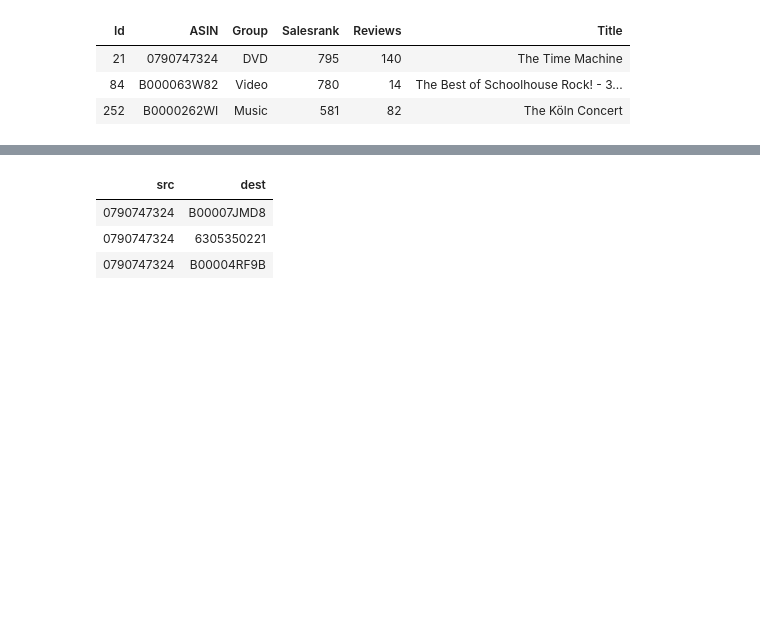
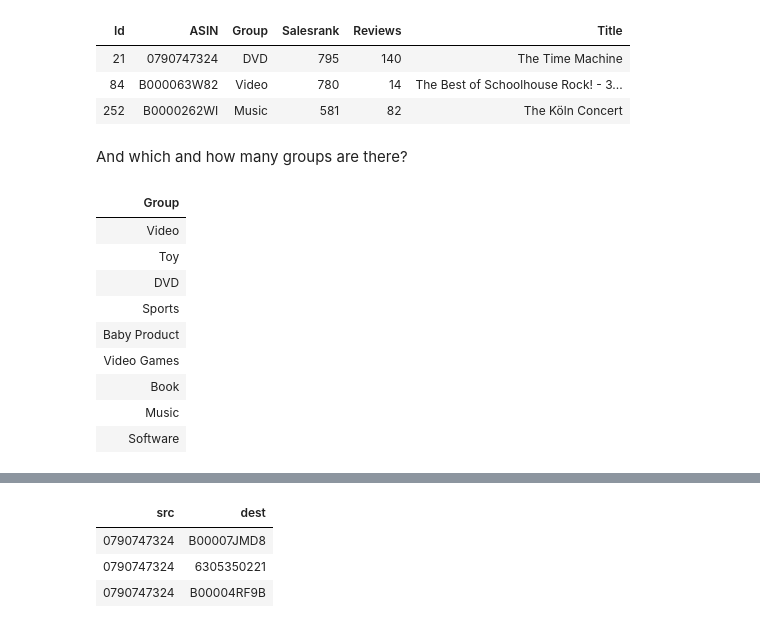
Before and after one commit to TSchiefer/MI_bigdata_project, a Jupyter notebook: analysis/AmazonProductData_analysis_TS.ipynb, the cells around one changed output, grey strips where cells are left out. Drawn from its saved outputs; the diff is of its cells as text; code cells hidden in the pictures; blank space fills up the shorter version.

```diff
--- a/analysis/AmazonProductData_analysis_TS.ipynb
+++ b/analysis/AmazonProductData_analysis_TS.ipynb
@@ -39,3 +39,18 @@ display(products.take(3))
 | 21 | 0790747324 | DVD | 795 | 140 | The Time Machine |
 | 84 | B000063W82 | Video | 780 | 14 | The Best of Schoolhouse Rock! - 3... |
 | 252 | B0000262WI | Music | 581 | 82 | The Köln Concert |
+# %% [markdown]
+And which and how many groups are there?
+# %%
+display(products.select("Group").distinct())
+# %% [output]
+| Group |
+| Video |
+| Toy |
+| DVD |
+| Sports |
+| Baby Product |
+| Video Games |
+| Book |
+| Music |
+| Software |
```
Also changed, not shown: parts of 13 cells of this notebook.
